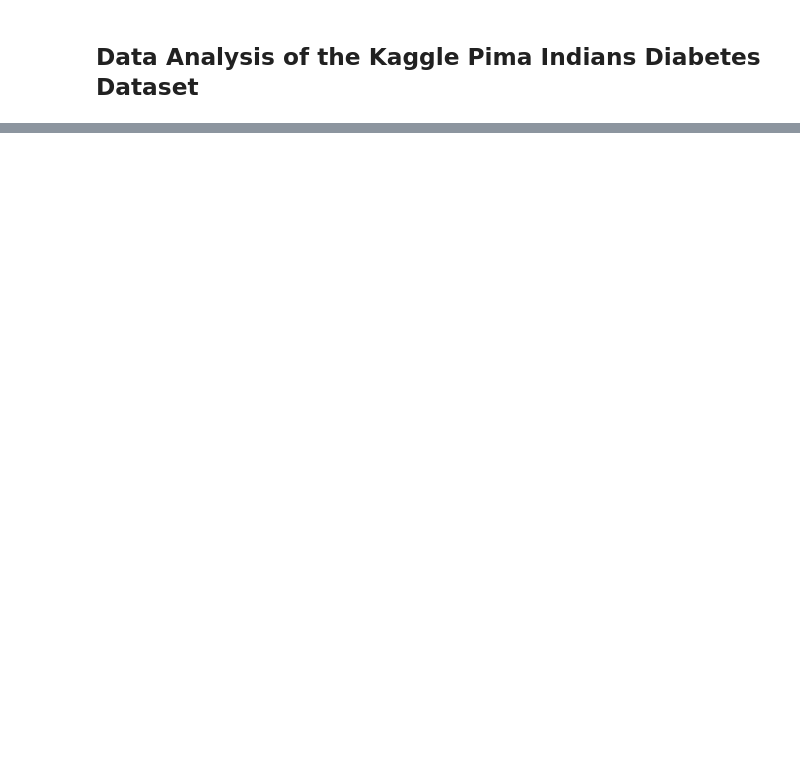
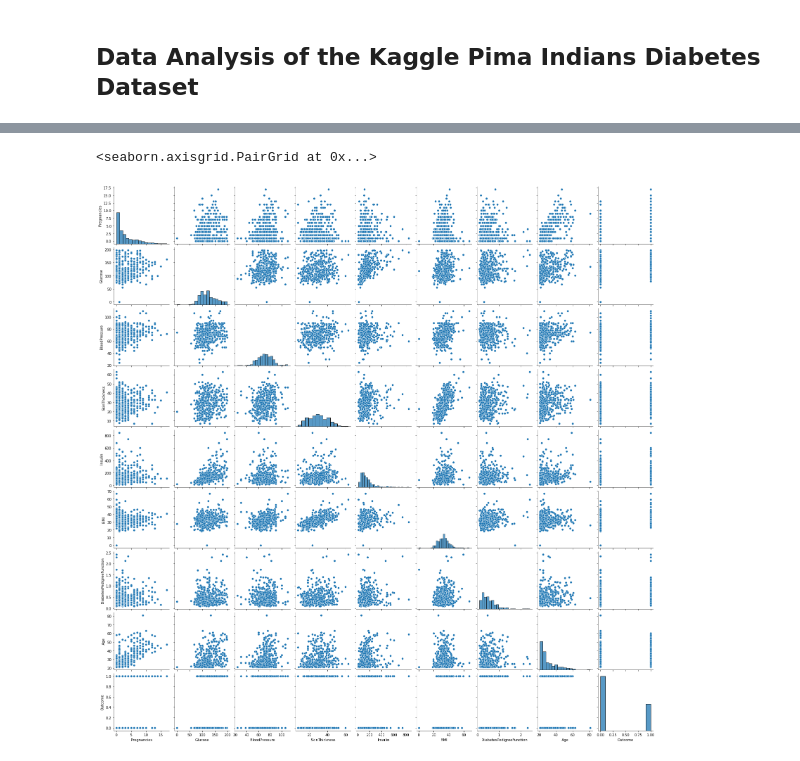
Before and after one commit to kkrusere/data_analysis, a Jupyter notebook: diabetes_data_analysis.ipynb, the cells around one changed output, grey strips where cells are left out. Cells and saved outputs as stored; diff of their text form; code cells hidden in the pictures; blank space fills up the shorter version.

```diff
--- a/diabetes_data_analysis.ipynb
+++ b/diabetes_data_analysis.ipynb
@@ -21,0 +74,5 @@ df['Outcome'].value_cou
+# %%
+sns.pairplot(no_zero_df)
+# %% [output]
+<seaborn.axisgrid.PairGrid at 0x...>
+[figure, added]
```
Also changed, not shown: parts of 12 cells of this notebook.
